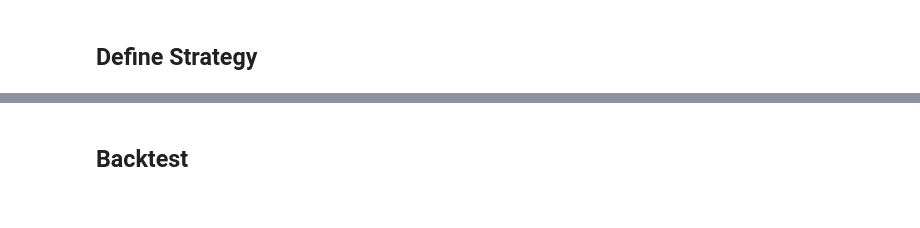
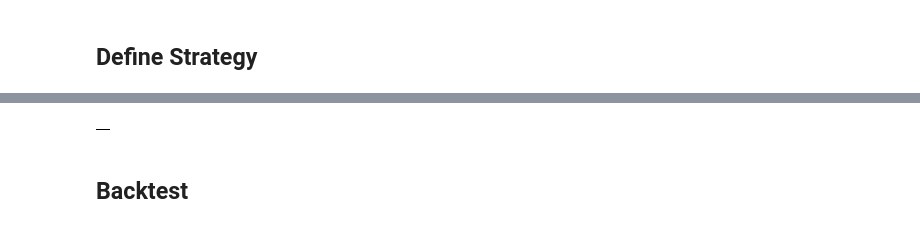
Before and after one commit to bfortuner/punisher, a Jupyter notebook: demo.ipynb, the cells around one changed output, grey strips where cells are left out. Saved outputs shown, nothing was run; the diff lists cells and outputs as text; code cells hidden in the pictures.

```diff
--- a/demo.ipynb
+++ b/demo.ipynb
@@ -19 +19,7 @@ $ python -m punisher.charts.dash_charts.dash_record --name default_backtest
+# %%
+df = pd.DataFrame()
+# %%
+df.copy()
+# %% [output]
+|  |
 # %%
```
Also changed, not shown: parts of 8 cells of this notebook, 32 other files.
